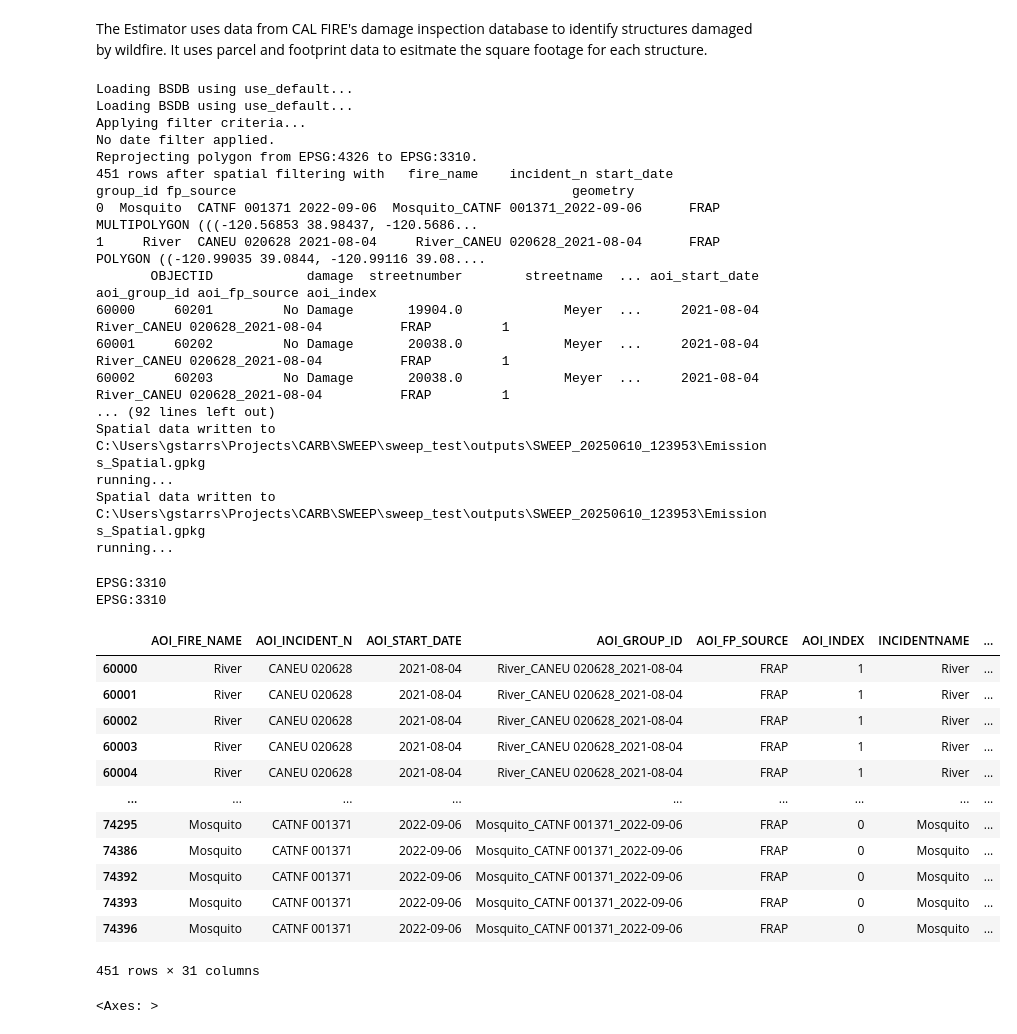
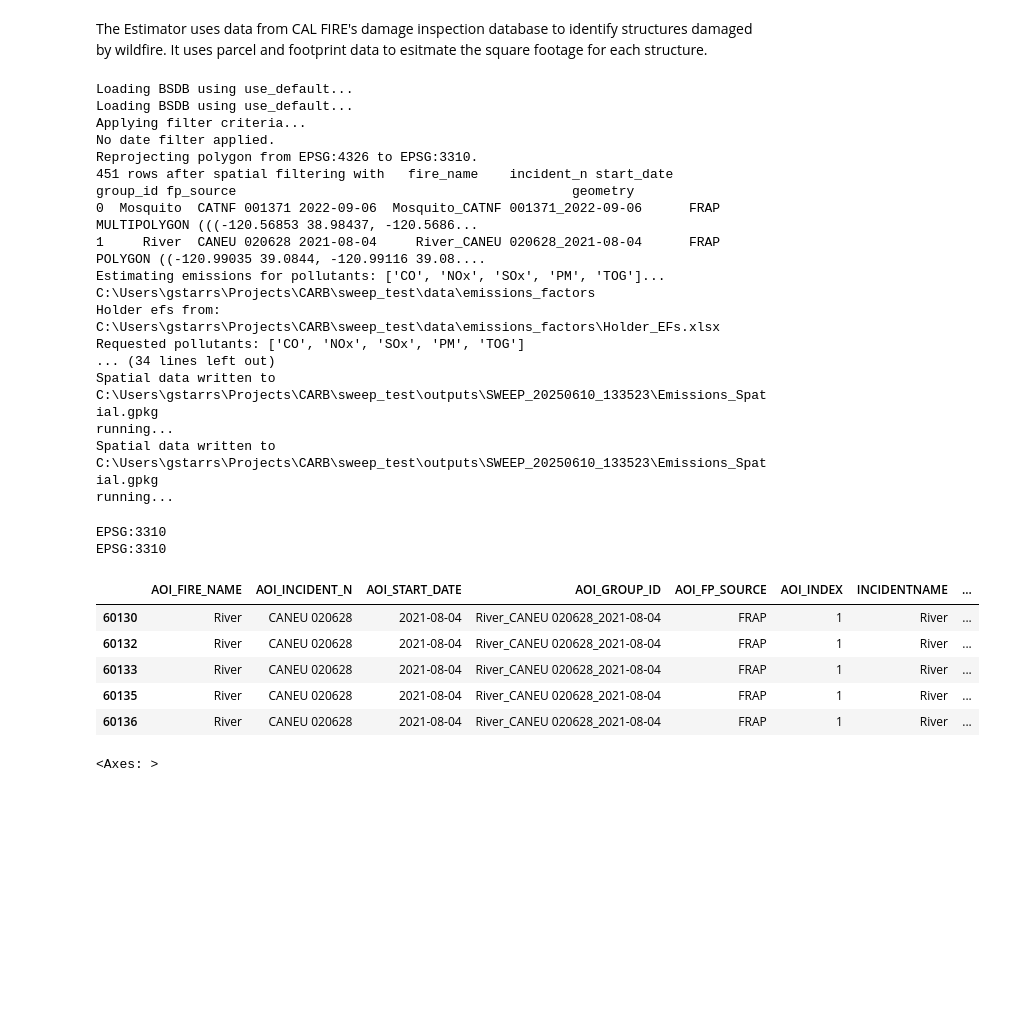
Before and after one commit to gistarrs/sweep_test, a Jupyter notebook: Estimator_Demo.ipynb, the cells around one changed output. Cells and saved outputs as stored; diff of their text form; code cells hidden in the pictures; blank space fills up the shorter version.

Commit message:
Updated data location, added venv

```diff
--- a/Estimator_Demo.ipynb
+++ b/Estimator_Demo.ipynb
@@ -33,7 +35,7 @@ emissions_gdf, agg_table, vehicle_table = main(
     polygon_input = aoi,
     aggregate_fields=['AIR DISTRICT', 'AOI_INDEX']
     )
-print("running...")
+print("Complete!")
 # %% [output]
 Loading BSDB using use_default...
 Loading BSDB using use_default...
@@ -43,37 +45,30 @@ Reprojecting polygon from EPSG:4326 to EPSG:3310.
 451 rows after spatial filtering with   fire_name    incident_n start_date                          group_id fp_source                                           geometry
 0  Mosquito  CATNF 001371 2022-09-06  Mosquito_CATNF 001371_2022-09-06      FRAP  MULTIPOLYGON (((-120.56853 38.98437, -120.5686...
 1     River  CANEU 020628 2021-08-04     River_CANEU 020628_2021-08-04      FRAP  POLYGON ((-120.99035 39.0844, -120.99116 39.08....
-       OBJECTID            damage  streetnumber        streetname  ... aoi_start_date                      aoi_group_id aoi_fp_source aoi_index
-60000     60201         No Damage       19904.0             Meyer  ...     2021-08-04     River_CANEU 020628_2021-08-04          FRAP         1
-60001     60202         No Damage       20038.0             Meyer  ...     2021-08-04     River_CANEU 020628_2021-08-04          FRAP         1
-60002     60203         No Damage       20038.0             Meyer  ...     2021-08-04     River_CANEU 020628_2021-08-04          FRAP         1
-... (92 lines left out)
-Spatial data written to C:\Users\gstarrs\Projects\CARB\SWEEP\sweep_test\outputs\SWEEP_20250610_123953\Emissions_Spatial.gpkg
+Estimating emissions for pollutants: ['CO', 'NOx', 'SOx', 'PM', 'TOG']...
+C:\Users\gstarrs\Projects\CARB\sweep_test\data\emissions_factors
+Holder efs from: C:\Users\gstarrs\Projects\CARB\sweep_test\data\emissions_factors\Holder_EFs.xlsx
+Requested pollutants: ['CO', 'NOx', 'SOx', 'PM', 'TOG']
+... (34 lines left out)
+Spatial data written to C:\Users\gstarrs\Projects\CARB\sweep_test\outputs\SWEEP_20250610_133523\Emissions_Spatial.gpkg
 running...
-Spatial data written to C:\Users\gstarrs\Projects\CARB\SWEEP\sweep_test\outputs\SWEEP_20250610_123953\Emissions_Spatial.gpkg
+Spatial data written to C:\Users\gstarrs\Projects\CARB\sweep_test\outputs\SWEEP_20250610_133523\Emissions_Spatial.gpkg
 running...
 # %%
 # In the returned dataframes, columns from the aoi_source are retained and tagged with "AOI" at the start of the column.
 # predicted_emissions_gdf is a geodataframe of each record used to estimate emissions.
 # These are parcels that fell within the AOI and were populated with data for living squarefootage.
 print(emissions_gdf.crs)
-emissions_gdf
+emissions_gdf.head(5)
 # %% [output]
 EPSG:3310
 EPSG:3310
 |  | AOI_FIRE_NAME | AOI_INCIDENT_N | AOI_START_DATE | AOI_GROUP_ID | AOI_FP_SOURCE | AOI_INDEX | INCIDENTNAME | ... |
-| 60000 | River | CANEU 020628 | 2021-08-04 | River_CANEU 020628_2021-08-04 | FRAP | 1 | River | ... |
-| 60001 | River | CANEU 020628 | 2021-08-04 | River_CANEU 020628_2021-08-04 | FRAP | 1 | River | ... |
-| 60002 | River | CANEU 020628 | 2021-08-04 | River_CANEU 020628_2021-08-04 | FRAP | 1 | River | ... |
-| 60003 | River | CANEU 020628 | 2021-08-04 | River_CANEU 020628_2021-08-04 | FRAP | 1 | River | ... |
-| 60004 | River | CANEU 020628 | 2021-08-04 | River_CANEU 020628_2021-08-04 | FRAP | 1 | River | ... |
-| ... | ... | ... | ... | ... | ... | ... | ... | ... |
-| 74295 | Mosquito | CATNF 001371 | 2022-09-06 | Mosquito_CATNF 001371_2022-09-06 | FRAP | 0 | Mosquito | ... |
-| 74386 | Mosquito | CATNF 001371 | 2022-09-06 | Mosquito_CATNF 001371_2022-09-06 | FRAP | 0 | Mosquito | ... |
-| 74392 | Mosquito | CATNF 001371 | 2022-09-06 | Mosquito_CATNF 001371_2022-09-06 | FRAP | 0 | Mosquito | ... |
-| 74393 | Mosquito | CATNF 001371 | 2022-09-06 | Mosquito_CATNF 001371_2022-09-06 | FRAP | 0 | Mosquito | ... |
-| 74396 | Mosquito | CATNF 001371 | 2022-09-06 | Mosquito_CATNF 001371_2022-09-06 | FRAP | 0 | Mosquito | ... |
+| 60130 | River | CANEU 020628 | 2021-08-04 | River_CANEU 020628_2021-08-04 | FRAP | 1 | River | ... |
+| 60132 | River | CANEU 020628 | 2021-08-04 | River_CANEU 020628_2021-08-04 | FRAP | 1 | River | ... |
+| 60133 | River | CANEU 020628 | 2021-08-04 | River_CANEU 020628_2021-08-04 | FRAP | 1 | River | ... |
+| 60135 | River | CANEU 020628 | 2021-08-04 | River_CANEU 020628_2021-08-04 | FRAP | 1 | River | ... |
+| 60136 | River | CANEU 020628 | 2021-08-04 | River_CANEU 020628_2021-08-04 | FRAP | 1 | River | ... |
-451 rows × 31 columns
 # %%
 # Read AOI layer
 aoi = gpd.read_file(aoi_path)
```
Also changed, not shown: parts of 7 cells of this notebook, 20 other files.
